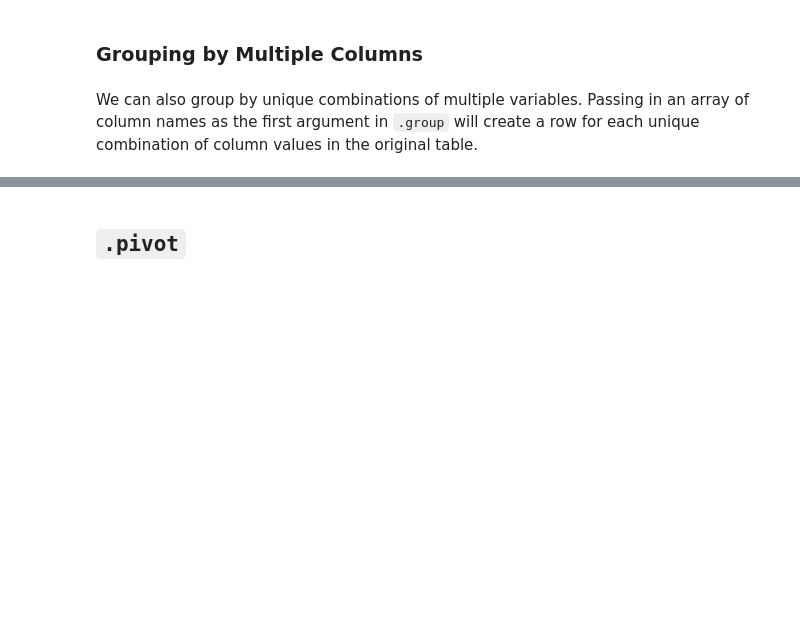
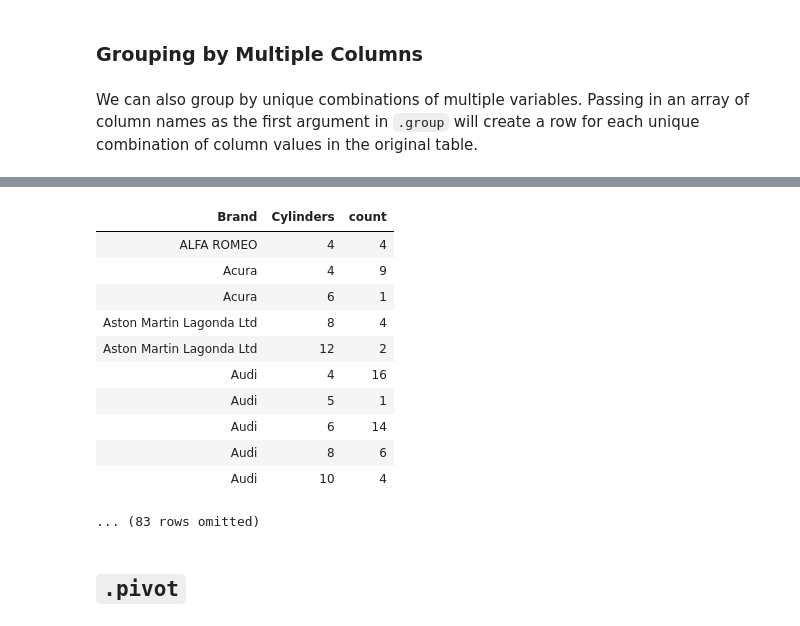
Before and after one commit to data-6-berkeley/materials-fa24, a Jupyter notebook: lectures/lec12/lec12-blank.ipynb, the cells around one changed output, grey strips where cells are left out. Drawn from its saved outputs; the diff is of its cells as text; code cells hidden in the pictures; blank space fills up the shorter version.

```diff
--- a/lectures/lec12/lec12-blank.ipynb
+++ b/lectures/lec12/lec12-blank.ipynb
@@ -157,5 +245,18 @@ cars
 # %%
-... # Group `cars` by Manufacturer and Brand
+cars.group(['Brand', 'Cylinders']) # Group `cars` by Manufacturer and Brand
+# %% [output]
+| Brand | Cylinders | count |
+| ALFA ROMEO | 4 | 4 |
+| Acura | 4 | 9 |
+| Acura | 6 | 1 |
+| Aston Martin Lagonda Ltd | 8 | 4 |
+| Aston Martin Lagonda Ltd | 12 | 2 |
+| Audi | 4 | 16 |
+| Audi | 5 | 1 |
+| Audi | 6 | 14 |
+| Audi | 8 | 6 |
+| Audi | 10 | 4 |
+... (83 rows omitted)
 # %%
 ... # Group `cars` by Manufacturer and use np.mean as the collect function
 # %%
```
Also changed, not shown: parts of 15 cells of this notebook.
